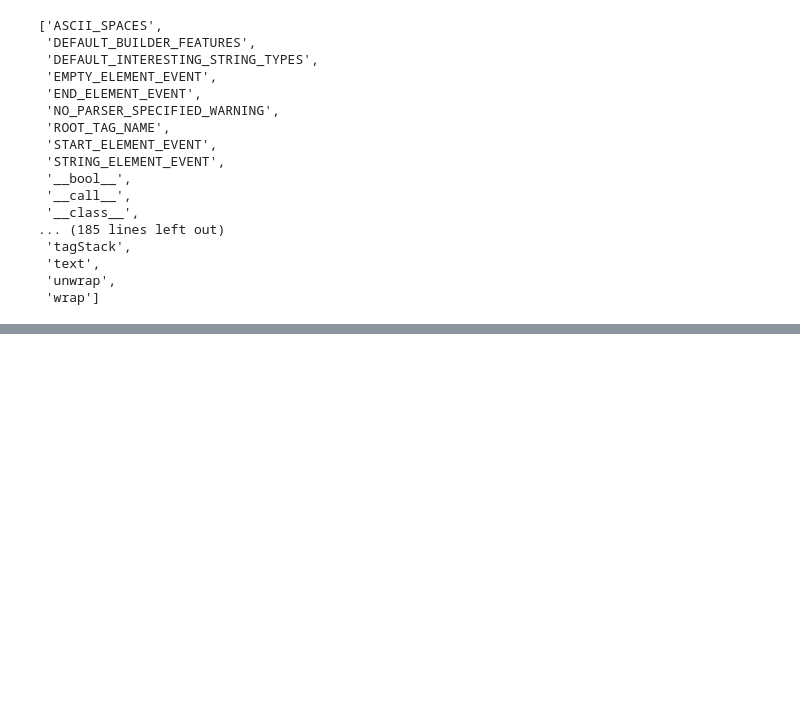
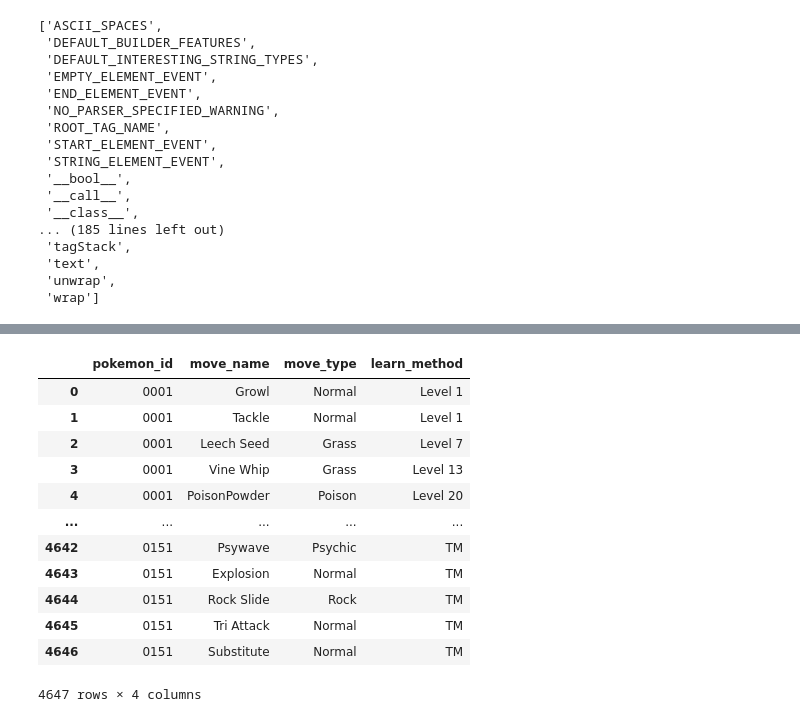
Before and after one commit to MasonPease/pokemon, a Jupyter notebook: .src/pokemon_scraper.ipynb, the cells around one changed output, grey strips where cells are left out. Drawn from its saved outputs; the diff is of its cells as text; code cells hidden in the pictures; blank space fills up the shorter version.

```diff
--- a/.src/pokemon_scraper.ipynb
+++ b/.src/pokemon_scraper.ipynb
@@ -66,0 +281,17 @@ dir(soup)
+# %%
+pokemon_moves_df = pd.DataFrame(pokemon_moves_data)
+pokemon_moves_df
+# %% [output]
+|  | pokemon_id | move_name | move_type | learn_method |
+| 0 | 0001 | Growl | Normal | Level 1 |
+| 1 | 0001 | Tackle | Normal | Level 1 |
+| 2 | 0001 | Leech Seed | Grass | Level 7 |
+| 3 | 0001 | Vine Whip | Grass | Level 13 |
+| 4 | 0001 | PoisonPowder | Poison | Level 20 |
+| ... | ... | ... | ... | ... |
+| 4642 | 0151 | Psywave | Psychic | TM |
+| 4643 | 0151 | Explosion | Normal | TM |
+| 4644 | 0151 | Rock Slide | Rock | TM |
+| 4645 | 0151 | Tri Attack | Normal | TM |
+| 4646 | 0151 | Substitute | Normal | TM |
+4647 rows × 4 columns
```
Also changed, not shown: parts of 16 cells of this notebook, 5 other files.
